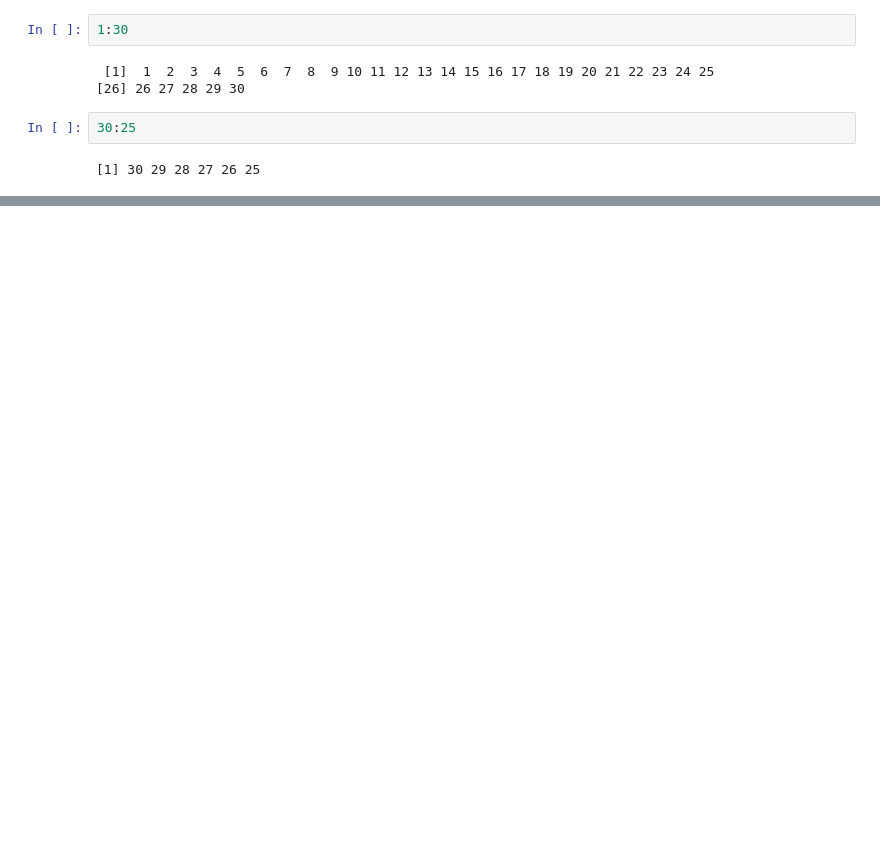
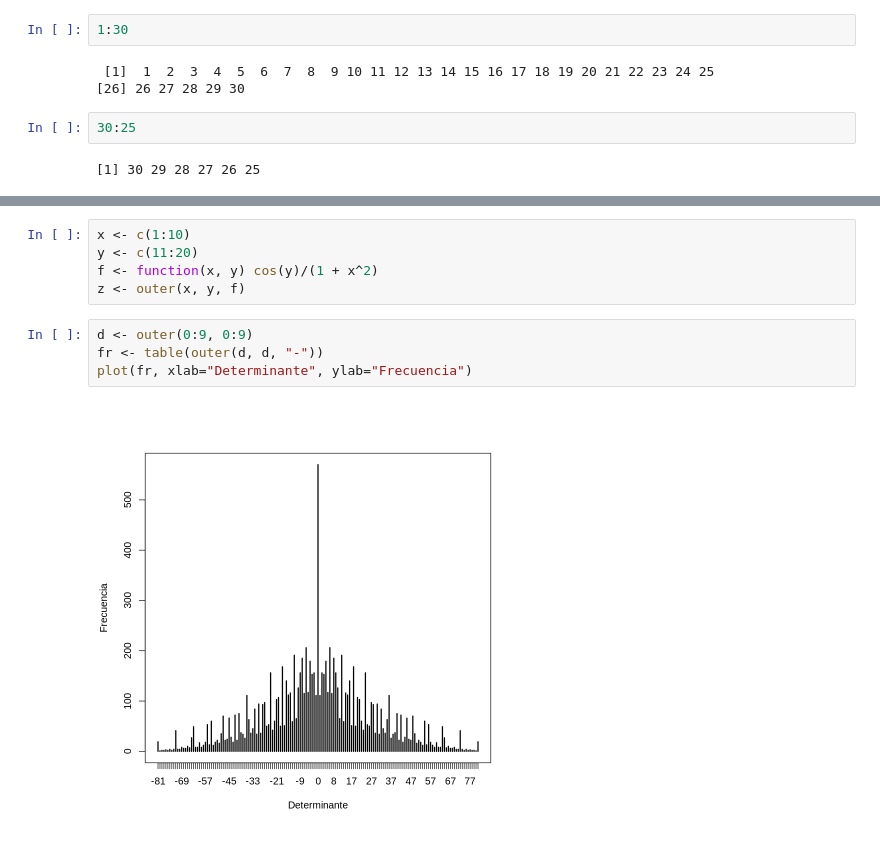
Before and after one commit to EdgarAntonioTorres/fundamentos_progra_big_data, a Jupyter notebook: R.ipynb, the cells around one changed output, grey strips where cells are left out. Cells and saved outputs as stored; diff of their text form; blank space fills up the shorter version.

```diff
--- a/R.ipynb
+++ b/R.ipynb
@@ -179,0 +346,11 @@ plot(x, sin(x))
+# %%
+x <- c(1:10)
+y <- c(11:20)
+f <- function(x, y) cos(y)/(1 + x^2)
+z <- outer(x, y, f)
+# %%
+d <- outer(0:9, 0:9)
+fr <- table(outer(d, d, "-"))
+plot(fr, xlab="Determinante", ylab="Frecuencia")
+# %% [output]
+[figure, added]
```
Also changed, not shown: parts of 219 cells of this notebook, 1 other file.
